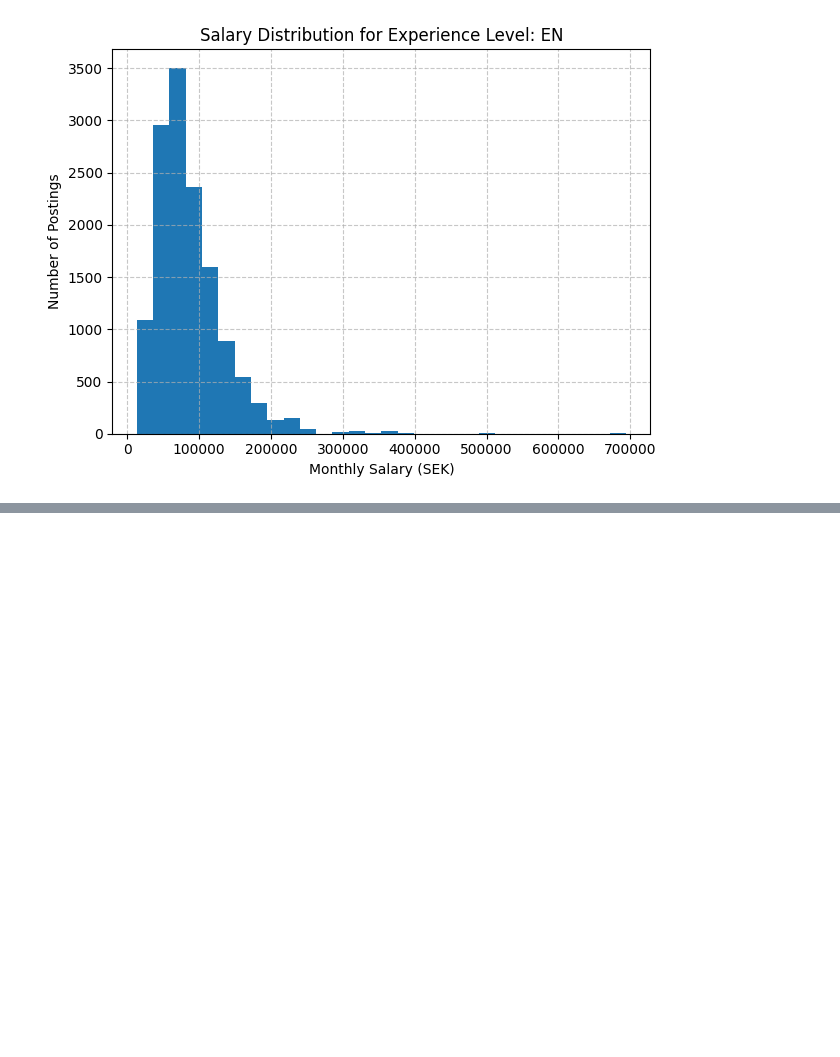
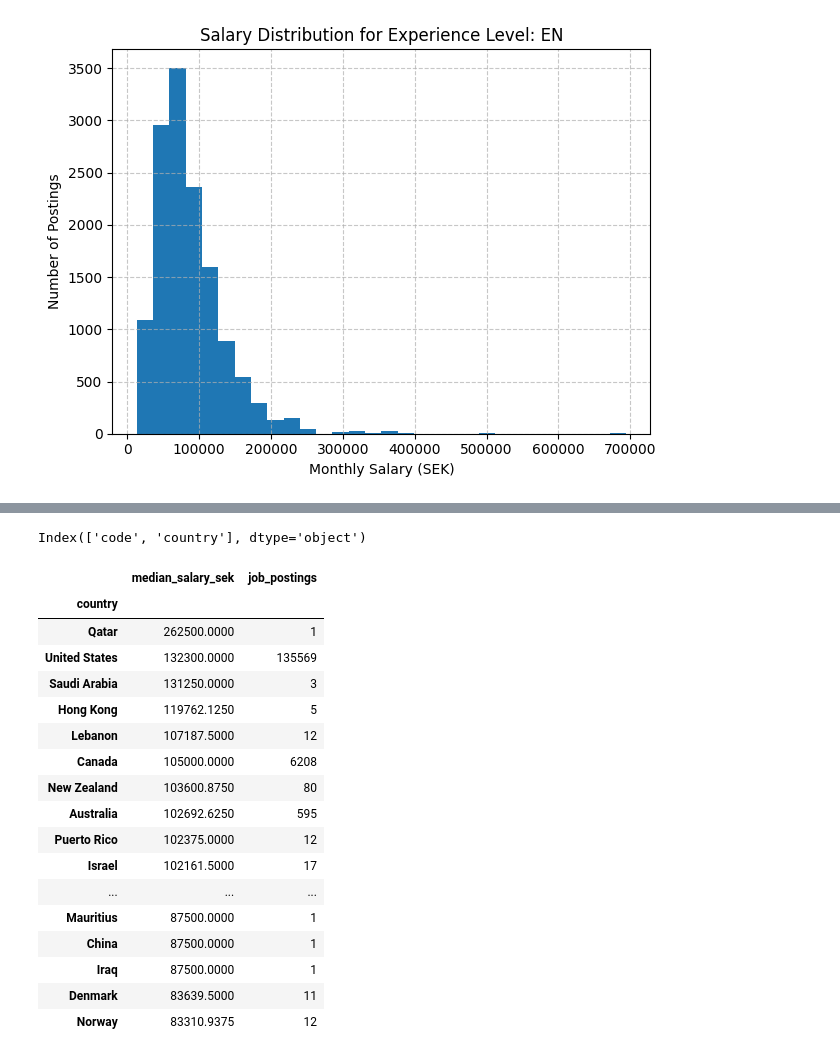
Before and after one commit to TonalLobster/AI_Engineering_Edwin_Lindblom, a Jupyter notebook: exercises/exercise_0/1_salaries_in_data_field.ipynb, the cells around one changed output, grey strips where cells are left out. Drawn from its saved outputs; the diff is of its cells as text; code cells hidden in the pictures; blank space fills up the shorter version.

```diff
--- a/exercises/exercise_0/1_salaries_in_data_field.ipynb
+++ b/exercises/exercise_0/1_salaries_in_data_field.ipynb
@@ -315,0 +388,32 @@ for i, level in enumerate(experience_levels):
+# %%
+print(country_codes.columns)
+# %% [output]
+Index(['code', 'country'], dtype='object')
+# %%
+df = df.merge(country_codes, left_on="company_location", right_on="code", how="left")
+
+country_stats = (
+    df.groupby("country")["monthly_salary_sek"]
+    .agg(median_salary_sek="median", job_postings="count")
+    .sort_values(by="median_salary_sek", ascending=False)
+)
+country_stats.head(20)
+# %% [output]
+|  | median_salary_sek | job_postings |
+| country |  |  |
+| Qatar | 262500.0000 | 1 |
+| United States | 132300.0000 | 135569 |
+| Saudi Arabia | 131250.0000 | 3 |
+| Hong Kong | 119762.1250 | 5 |
+| Lebanon | 107187.5000 | 12 |
+| Canada | 105000.0000 | 6208 |
+| New Zealand | 103600.8750 | 80 |
+| Australia | 102692.6250 | 595 |
+| Puerto Rico | 102375.0000 | 12 |
+| Israel | 102161.5000 | 17 |
+| ... | ... | ... |
+| Mauritius | 87500.0000 | 1 |
+| China | 87500.0000 | 1 |
+| Iraq | 87500.0000 | 1 |
+| Denmark | 83639.5000 | 11 |
+| Norway | 83310.9375 | 12 |
```
Also changed, not shown: parts of 9 cells of this notebook, 1 other file.
